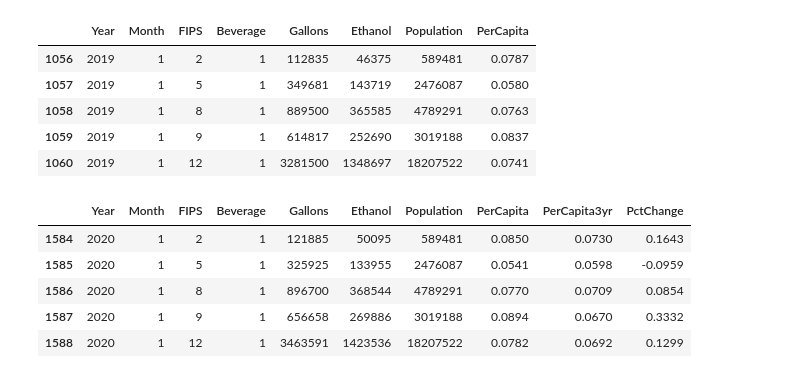
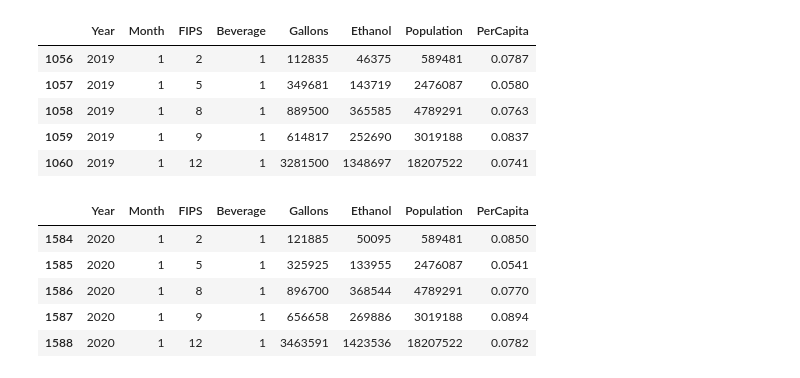
Before and after one commit to teresaflicek/Covid19-Societal-Impacts, a Jupyter notebook: AlcoholSalesDuringCovid.ipynb, the cells around one changed output. Saved outputs shown, nothing was run; the diff lists cells and outputs as text; code cells hidden in the pictures.

```diff
--- a/AlcoholSalesDuringCovid.ipynb
+++ b/AlcoholSalesDuringCovid.ipynb
@@ -18,6 +77,12 @@ john_hopkins_df.head()
 #read alcohol sales file from niaaa
 alc_sales_df = pd.read_csv("alcsales_June2020.csv")
 
+#converting the FIPS column to string as those numbers are labels for states not integers
+alc_sales_df['FIPS'] = alc_sales_df['FIPS'].apply(str)
+
+
+alc_sales_df.set_index('FIPS')
+
 #display dataframe
-alc_sales_df.head()
+#alc_sales_df.head()
 # %% [output]
@@ -88,11 +157,17 @@ df19.head()
 # %%
 #dataframe for 2020 sales january - june
 df20 = alc_sales_df[(alc_sales_df.Year == 2020) & (alc_sales_df.Month <= 6)]
+
+#delete 2 rows for consistency
+del df20['PerCapita3yr']
+del df20['PctChange']
+
+#display dataframe
 df20.head()
 # %% [output]
-|  | Year | Month | FIPS | Beverage | Gallons | Ethanol | Population | PerCapita | PerCapita3yr | PctChange |
-| 1584 | 2020 | 1 | 2 | 1 | 121885 | 50095 | 589481 | 0.0850 | 0.0730 | 0.1643 |
-| 1585 | 2020 | 1 | 5 | 1 | 325925 | 133955 | 2476087 | 0.0541 | 0.0598 | -0.0959 |
-| 1586 | 2020 | 1 | 8 | 1 | 896700 | 368544 | 4789291 | 0.0770 | 0.0709 | 0.0854 |
-| 1587 | 2020 | 1 | 9 | 1 | 656658 | 269886 | 3019188 | 0.0894 | 0.0670 | 0.3332 |
-| 1588 | 2020 | 1 | 12 | 1 | 3463591 | 1423536 | 18207522 | 0.0782 | 0.0692 | 0.1299 |
+|  | Year | Month | FIPS | Beverage | Gallons | Ethanol | Population | PerCapita |
+| 1584 | 2020 | 1 | 2 | 1 | 121885 | 50095 | 589481 | 0.0850 |
+| 1585 | 2020 | 1 | 5 | 1 | 325925 | 133955 | 2476087 | 0.0541 |
+| 1586 | 2020 | 1 | 8 | 1 | 896700 | 368544 | 4789291 | 0.0770 |
+| 1587 | 2020 | 1 | 9 | 1 | 656658 | 269886 | 3019188 | 0.0894 |
+| 1588 | 2020 | 1 | 12 | 1 | 3463591 | 1423536 | 18207522 | 0.0782 |
```
Also changed, not shown: parts of 10 cells of this notebook.
